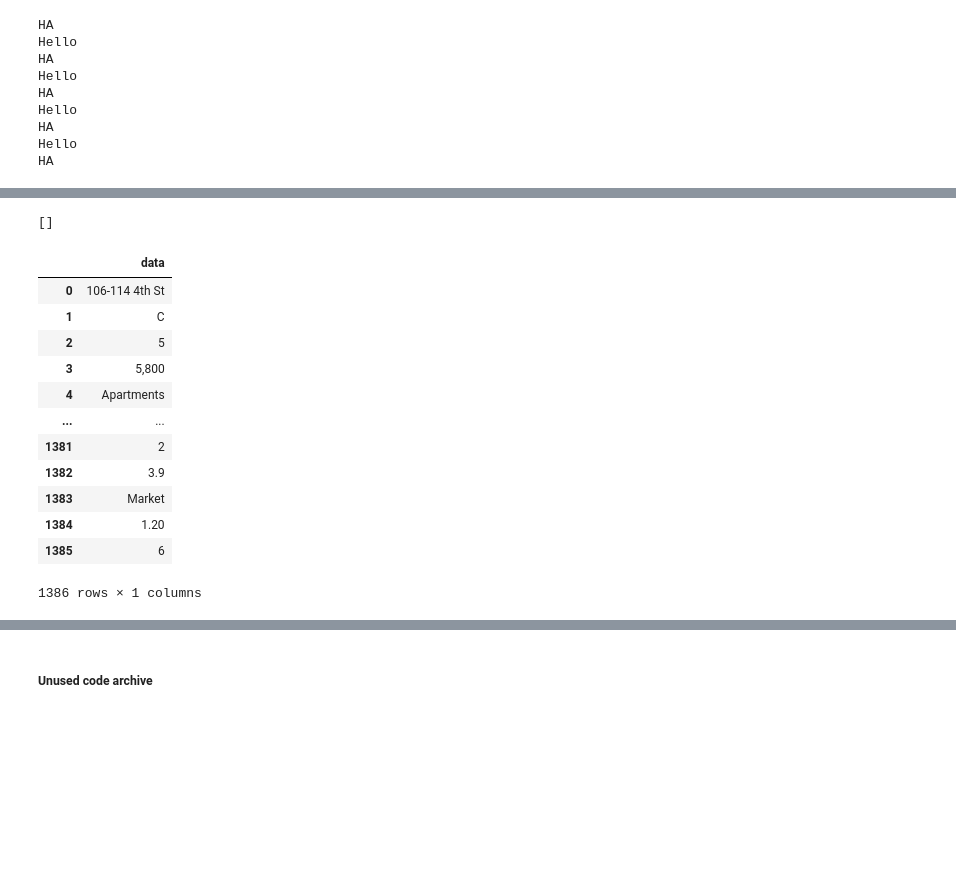
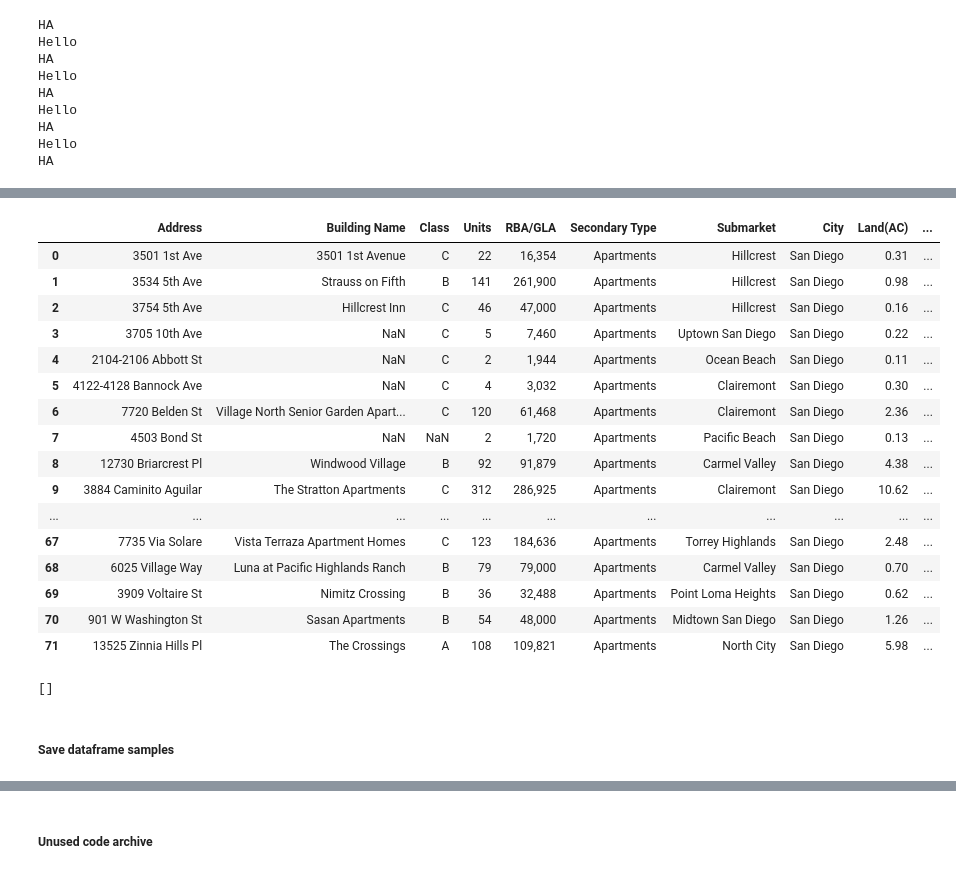
Before and after one commit to pndang/ULI-UCSD-H2H, a Jupyter notebook: costar-data-retrieval.ipynb, the cells around one changed output, grey strips where cells are left out. Drawn from its saved outputs; the diff is of its cells as text; code cells hidden in the pictures; blank space fills up the shorter version.

```diff
--- a/costar-data-retrieval.ipynb
+++ b/costar-data-retrieval.ipynb
@@ -297 +336,21 @@ finalDf
+# %%
+finalDf
+# %% [output]
+|  | Address | Building Name | Class | Units | RBA/GLA | Secondary Type | Submarket | City | Land(AC) | ... |
+| 0 | 3501 1st Ave | 3501 1st Avenue | C | 22 | 16,354 | Apartments | Hillcrest | San Diego | 0.31 | ... |
+| 1 | 3534 5th Ave | Strauss on Fifth | B | 141 | 261,900 | Apartments | Hillcrest | San Diego | 0.98 | ... |
+| 2 | 3754 5th Ave | Hillcrest Inn | C | 46 | 47,000 | Apartments | Hillcrest | San Diego | 0.16 | ... |
+| 3 | 3705 10th Ave | NaN | C | 5 | 7,460 | Apartments | Uptown San Diego | San Diego | 0.22 | ... |
+| 4 | 2104-2106 Abbott St | NaN | C | 2 | 1,944 | Apartments | Ocean Beach | San Diego | 0.11 | ... |
+| 5 | 4122-4128 Bannock Ave | NaN | C | 4 | 3,032 | Apartments | Clairemont | San Diego | 0.30 | ... |
+| 6 | 7720 Belden St | Village North Senior Garden Apart... | C | 120 | 61,468 | Apartments | Clairemont | San Diego | 2.36 | ... |
+| 7 | 4503 Bond St | NaN | NaN | 2 | 1,720 | Apartments | Pacific Beach | San Diego | 0.13 | ... |
+| 8 | 12730 Briarcrest Pl | Windwood Village | B | 92 | 91,879 | Apartments | Carmel Valley | San Diego | 4.38 | ... |
+| 9 | 3884 Caminito Aguilar | The Stratton Apartments | C | 312 | 286,925 | Apartments | Clairemont | San Diego | 10.62 | ... |
+| ... | ... | ... | ... | ... | ... | ... | ... | ... | ... | ... |
+| 67 | 7735 Via Solare | Vista Terraza Apartment Homes | C | 123 | 184,636 | Apartments | Torrey Highlands | San Diego | 2.48 | ... |
+| 68 | 6025 Village Way | Luna at Pacific Highlands Ranch | B | 79 | 79,000 | Apartments | Carmel Valley | San Diego | 0.70 | ... |
+| 69 | 3909 Voltaire St | Nimitz Crossing | B | 36 | 32,488 | Apartments | Point Loma Heights | San Diego | 0.62 | ... |
+| 70 | 901 W Washington St | Sasan Apartments | B | 54 | 48,000 | Apartments | Midtown San Diego | San Diego | 1.26 | ... |
+| 71 | 13525 Zinnia Hills Pl | The Crossings | A | 108 | 109,821 | Apartments | North City | San Diego | 5.98 | ... |
 # %%
@@ -307,16 +365,2 @@ if result:
-# %%
-data
-# %% [output]
-|  | data |
-| 0 | 106-114 4th St |
-| 1 | C |
-| 2 | 5 |
-| 3 | 5,800 |
-| 4 | Apartments |
-| ... | ... |
-| 1381 | 2 |
-| 1382 | 3.9 |
-| 1383 | Market |
-| 1384 | 1.20 |
-| 1385 | 6 |
-1386 rows × 1 columns
+# %% [markdown]
+##### Save dataframe samples
```
Also changed, not shown: parts of 15 cells of this notebook, 4 other files.
